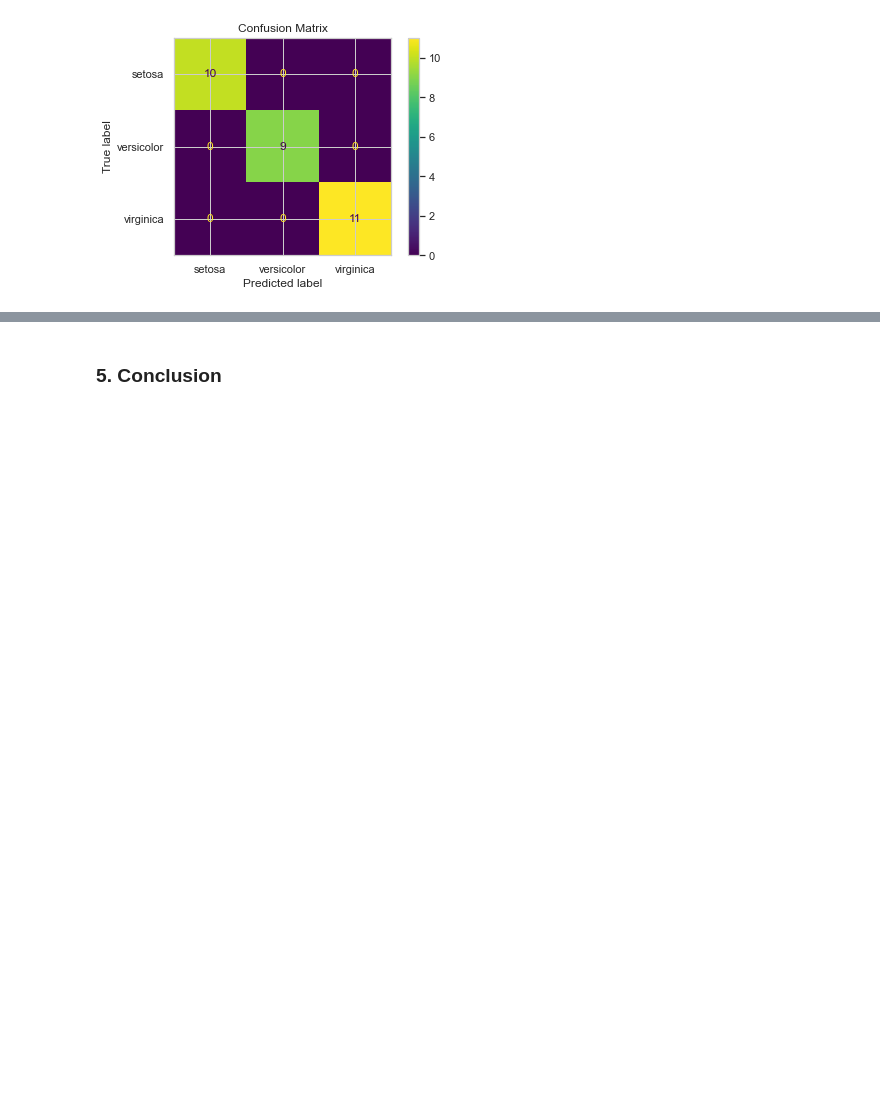
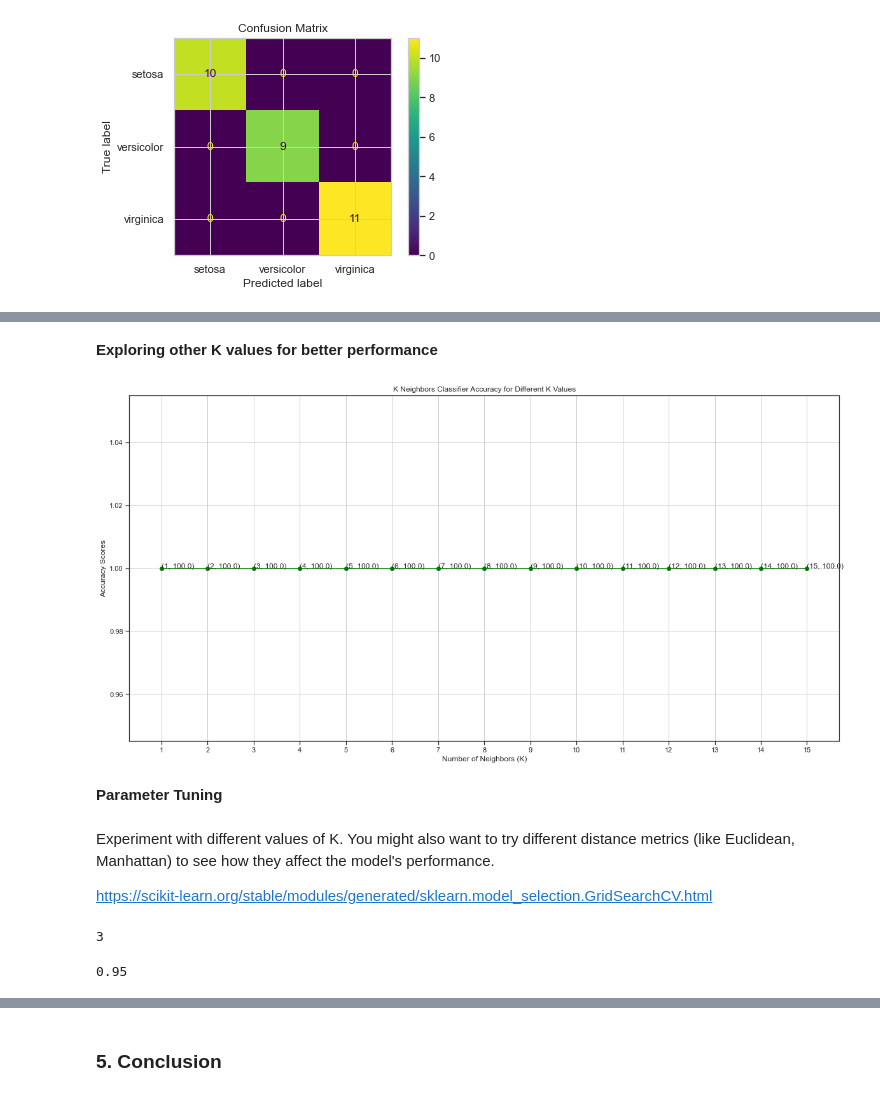
Before and after one commit to RobVergano/Machine-Learning, a Jupyter notebook: Project.ipynb, the cells around one changed output, grey strips where cells are left out. Saved outputs shown, nothing was run; the diff lists cells and outputs as text; code cells hidden in the pictures; blank space fills up the shorter version.

```diff
--- a/Project.ipynb
+++ b/Project.ipynb
@@ -330,0 +489,60 @@ Standard deviation of cross-validation scores: 0.038873012632302036
+# %% [markdown]
+**Exploring other K values for better performance**
+# %%
+from sklearn.metrics import accuracy_score
+import matplotlib.pyplot as plt
+import seaborn as sns
+from sklearn.neighbors import KNeighborsClassifier
+
+# Your existing code for calculating accuracies
+knn_values = []
+for i in range(1, 16):
+    knn = KNeighborsClassifier(n_neighbors=i)
+    knn.fit(X_train, y_train)
+    pred = knn.predict(X_test)
+    a = accuracy_score(pred, y_test)
+    knn_values.append(a)
+
+# Plotting enhancements
+plt.figure(figsize=(20, 10))
+sns.set(style="ticks")
+plt.plot([k for k in range(1, 16)], knn_values, color='green', marker='o')
+for i in range(1, 16):
+    plt.text(i, knn_values[i - 1], (i, round(knn_values[i - 1] * 100, 2)))
+plt.xticks([i for i in range(1, 16)])
+plt.xlabel('Number of Neighbors (K)')
+plt.ylabel('Accuracy Scores')
+plt.title('K Neighbors Classifier Accuracy for Different K Values')
+plt.grid(True)
+plt.show()
+# %% [output]
+[figure, added]
+# %% [markdown]
+**Parameter Tuning**
+# %% [markdown]
+Experiment with different values of K.
+You might also want to try different distance metrics (like Euclidean, Manhattan) to see how they affect the model's performance.
+
+https://scikit-learn.org/stable/modules/generated/sklearn.model_selection.GridSearchCV.html
+# %%
+from sklearn.model_selection import GridSearchCV
+
+# Setting the parameter grid
+param_grid = {'n_neighbors': range(1, 30)}
+
+# Using grid search to find the best K
+grid_search = GridSearchCV(KNeighborsClassifier(), param_grid, cv=5)
+grid_search.fit(X_train, y_train)
+
+# Best K value
+best_k = grid_search.best_params_['n_neighbors']
+
+best_k
+# %% [output]
+3
+# %%
+# Best score achieved
+best_score = grid_search.best_score_
+best_score
+# %% [output]
+0.95
```
Also changed, not shown: parts of 82 cells of this notebook.
